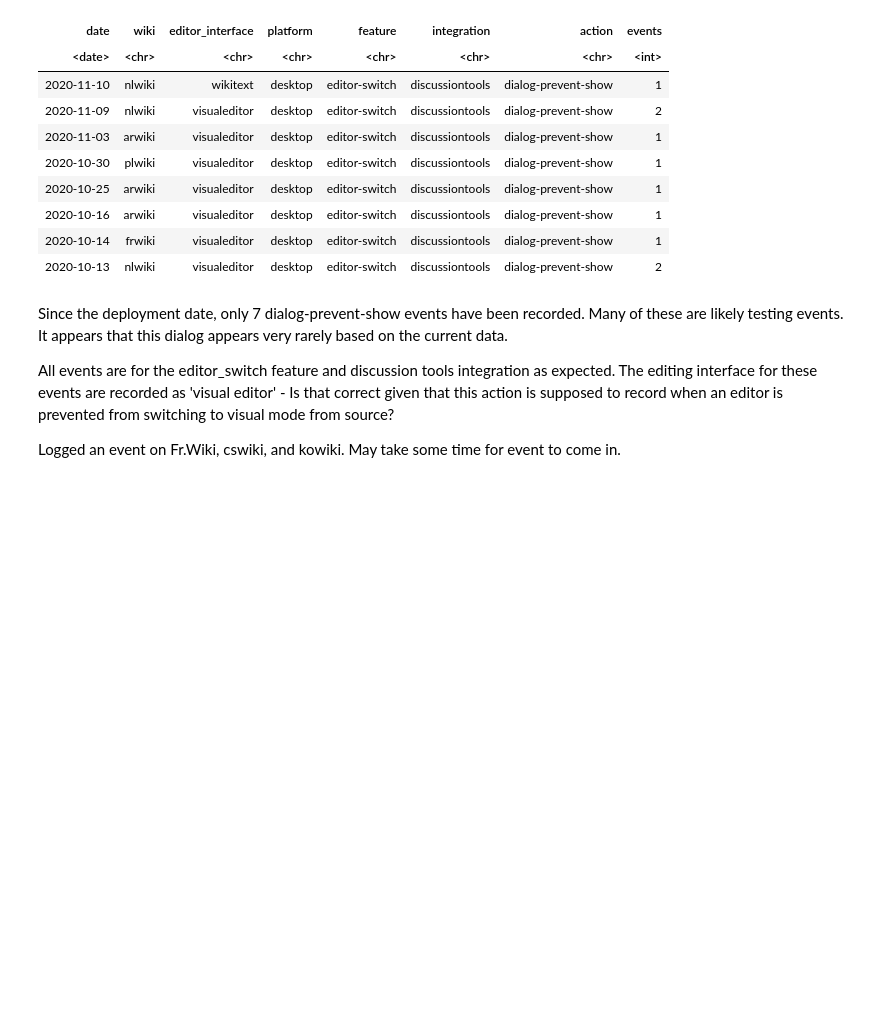
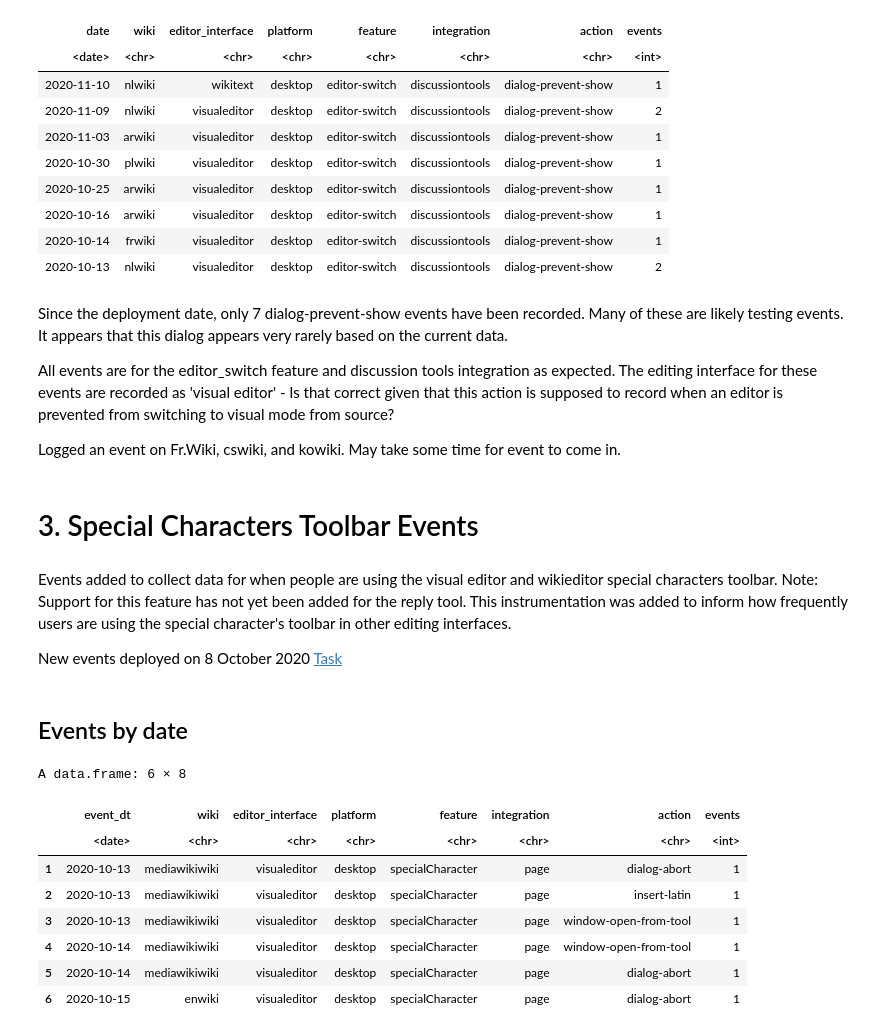
Before and after one commit to wikimedia-research/Reply-tools-analysis-2021, a Jupyter notebook: QA/Data QA_Part 3_New VEFU events.ipynb, the cells around one changed output. Cells and saved outputs as stored; diff of their text form; code cells hidden in the pictures; blank space fills up the shorter version.

```diff
--- a/QA/Data QA_Part 3_New VEFU events.ipynb
+++ b/QA/Data QA_Part 3_New VEFU events.ipynb
@@ -41,7 +47,7 @@ collect_vefu_events <- wmfdata::query_hive(query)
 # %% [output]
 Don't forget to authenticate with Kerberos using kinit
 # %%
-collect_vefu_events$date <- as.Date(collect_vefu_events$date, format = "%Y-%m-%d")
+collect_vefu_events$event_dt <- as.Date(collect_vefu_events$event_dt, format = "%Y-%m-%d")
 # %% [markdown]
 # 1. Advanced Affordance Events
 
@@ -244,3 +250,28 @@ Since the deployment date, only 7 dialog-prevent-show events have been recorded.
 All events are for the editor_switch feature and discussion tools integration as expected. The editing interface for these events are recorded as 'visual editor' - Is that correct given that this action is supposed to record when an editor is prevented from switching to visual mode from source?
 
 Logged an event on Fr.Wiki, cswiki, and kowiki. May take some time for event to come in.
+# %% [markdown]
+# 3. Special Characters Toolbar Events
+# %% [markdown]
+Events added to collect data for when people are using the visual editor and wikieditor special characters toolbar. Note: Support for this feature has not yet been added for the reply tool. This instrumentation was added to inform how frequently users are using the special character's toolbar in other editing interfaces.
+
+New events deployed on 8 October 2020
+[Task](https://phabricator.wikimedia.org/T264146)
+# %% [markdown]
+## Events by date
+# %%
+special_character_events_bydate <- collect_vefu_events %>%
+    filter(feature == 'specialCharacter') %>%
+    arrange(event_dt)
+
+head(special_character_events_bydate)
+# %% [output]
+A data.frame: 6 × 8
+|  | event_dt | wiki | editor_interface | platform | feature | integration | action | events |
+|  | <date> | <chr> | <chr> | <chr> | <chr> | <chr> | <chr> | <int> |
+| 1 | 2020-10-13 | mediawikiwiki | visualeditor | desktop | specialCharacter | page | dialog-abort | 1 |
+| 2 | 2020-10-13 | mediawikiwiki | visualeditor | desktop | specialCharacter | page | insert-latin | 1 |
+| 3 | 2020-10-13 | mediawikiwiki | visualeditor | desktop | specialCharacter | page | window-open-from-tool | 1 |
+| 4 | 2020-10-14 | mediawikiwiki | visualeditor | desktop | specialCharacter | page | window-open-from-tool | 1 |
+| 5 | 2020-10-14 | mediawikiwiki | visualeditor | desktop | specialCharacter | page | dialog-abort | 1 |
+| 6 | 2020-10-15 | enwiki | visualeditor | desktop | specialCharacter | page | dialog-abort | 1 |
```
Also changed, not shown: parts of 17 cells of this notebook, 49 other files.
